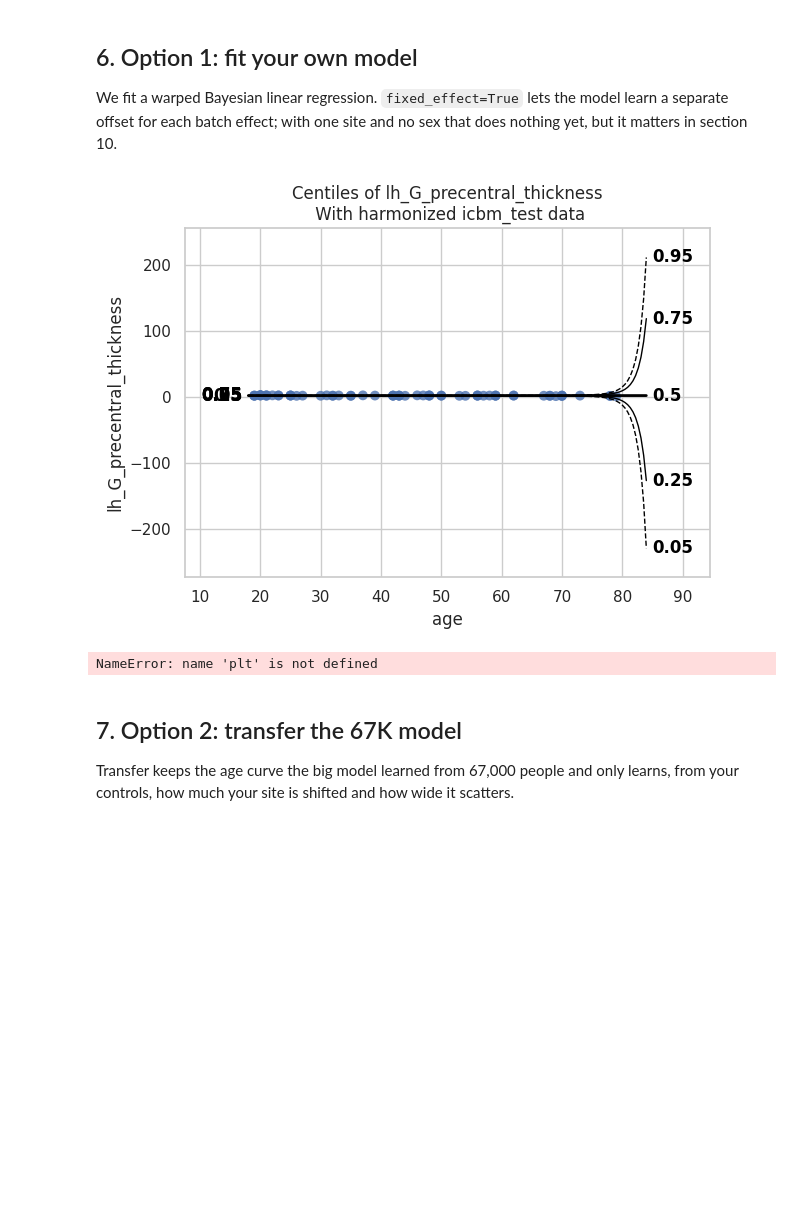
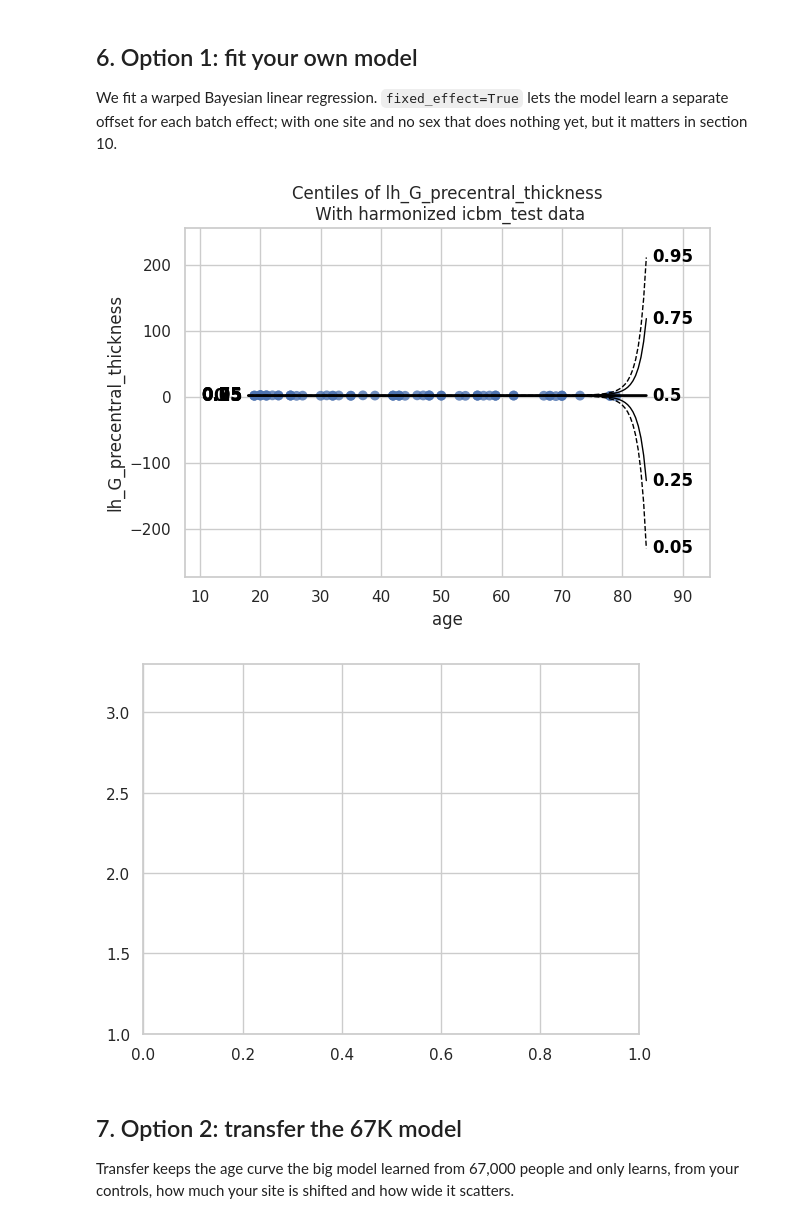
Before and after one commit to predictive-clinical-neuroscience/PCNtoolkit-demo-transfer, a Jupyter notebook: notebooks/transfer_icbm.ipynb, the cells around one changed output. Saved outputs shown, nothing was run; the diff lists cells and outputs as text; code cells hidden in the pictures; blank space fills up the shorter version.

```diff
--- a/notebooks/transfer_icbm.ipynb
+++ b/notebooks/transfer_icbm.ipynb
@@ -136,25 +136,25 @@ We fit a warped Bayesian linear regression. `fixed_effect=True` lets the model l
 # %%
 own_template = BLR(
     name="own",
     heteroskedastic=True,
     fixed_effect=True,
     warp_name="WarpSinhArcsinh",
     basis_function_mean=BsplineBasisFunction(basis_column=0, nknots=5, degree=3),
     basis_function_var=BsplineBasisFunction(basis_column=0, nknots=5, degree=3),
 )
 own_model = NormativeModel(
     template_regression_model=own_template,
     inscaler="standardize", outscaler="standardize",
     savemodel=False, saveresults=False, saveplots=False, evaluate_model=True,
     save_dir="results/own",
 )
 own_test = own_model.fit_predict(adaptation, copy.deepcopy(test))
-plot_centiles_advanced(own_model, scatter_data=own_test, show_legend=False, covariate_ranges={"age": (18, 84)});
+plot_centiles_advanced(own_model, scatter_data=own_test, show_legend=False, show_figure=False);
 plt.ylim(1.0, 3.3)
 plt.show()
 # %% [output]
 [figure]
-NameError: name 'plt' is not defined
+[figure, added]
 # %% [markdown]
 ## 7. Option 2: transfer the 67K model
 
```
